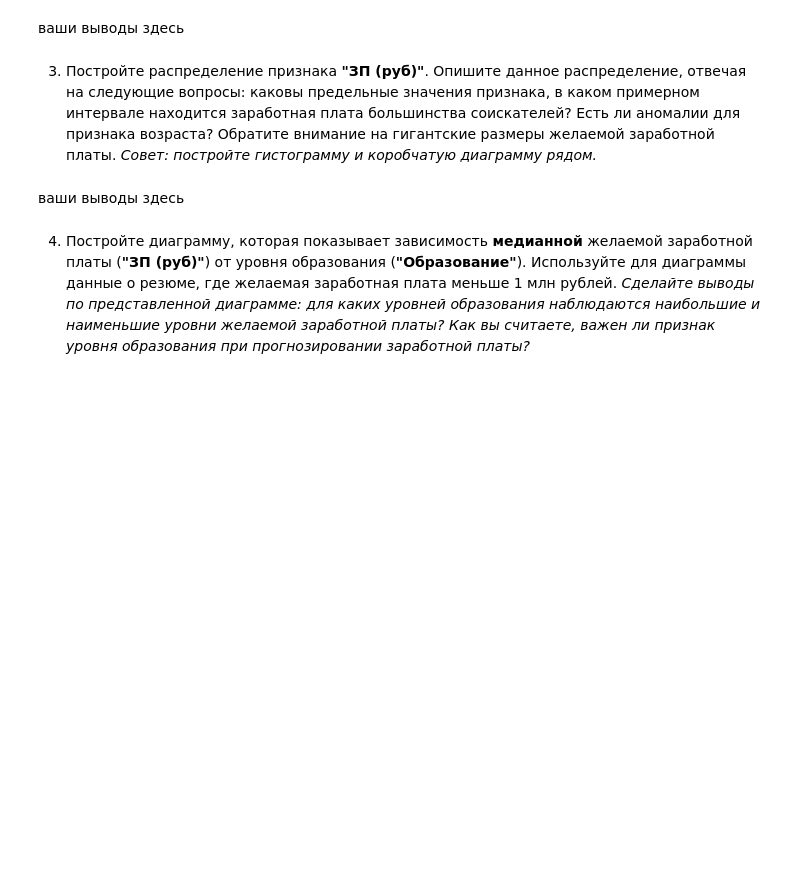
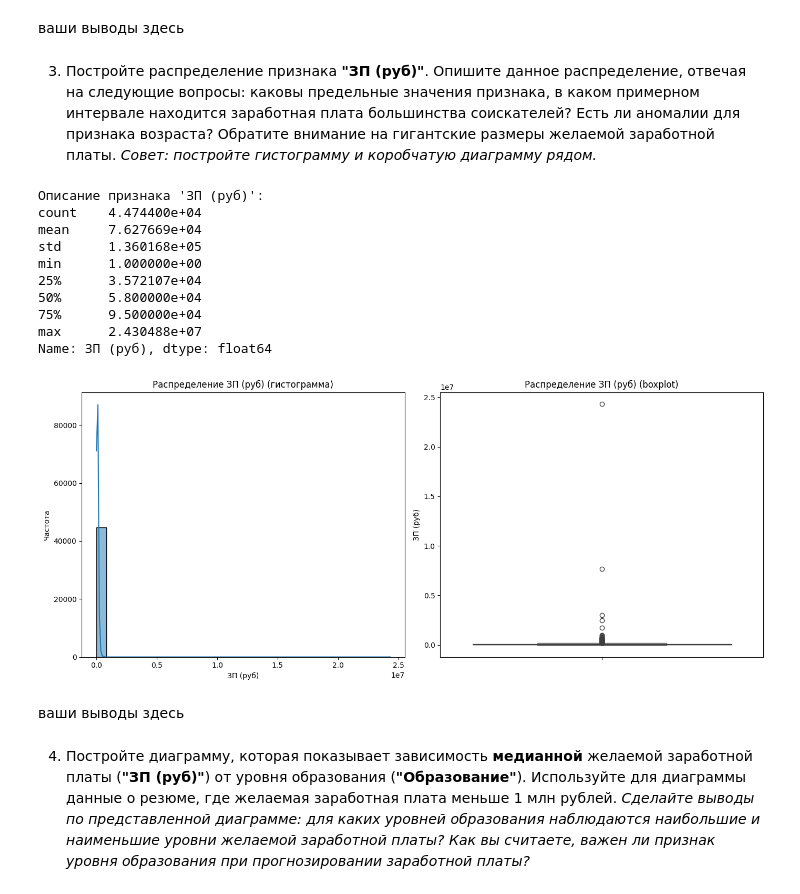
Before and after one commit to IsanbergS/sf_home, a Jupyter notebook: home_python/Project-1. Ноутбук-шаблон.ipynb, the cells around one changed output. Saved outputs shown, nothing was run; the diff lists cells and outputs as text; code cells hidden in the pictures; blank space fills up the shorter version.

```diff
--- a/home_python/Project-1. Ноутбук-шаблон.ipynb
+++ b/home_python/Project-1. Ноутбук-шаблон.ipynb
@@ -374,7 +670,40 @@ else:
 3. Постройте распределение признака **"ЗП (руб)"**. Опишите данное распределение, отвечая на следующие вопросы: каковы предельные значения признака, в каком примерном интервале находится заработная плата большинства соискателей? Есть ли аномалии для признака возраста? Обратите внимание на гигантские размеры желаемой заработной платы.
 *Совет: постройте гистограмму и коробчатую диаграмму рядом.*
 # %%
-# ваш код здесь
+# Предполагается, что df уже загружен и содержит столбец "ЗП (руб)"
+
+# Описательная статистика
+print("Описание признака 'ЗП (руб)':")
+print(df['ЗП (руб)'].describe())
+
+# Построим гистограмму и boxplot рядом
+fig, axes = plt.subplots(1, 2, figsize=(14, 6))
+
+# Гистограмма
+sns.histplot(df['ЗП (руб)'], bins=30, kde=True, ax=axes[0])
+axes[0].set_title('Распределение ЗП (руб) (гистограмма)')
+axes[0].set_xlabel('ЗП (руб)')
+axes[0].set_ylabel('Частота')
+
+# Boxplot
+sns.boxplot(y=df['ЗП (руб)'], ax=axes[1])
+axes[1].set_title('Распределение ЗП (руб) (boxplot)')
+axes[1].set_ylabel('ЗП (руб)')
+
+plt.tight_layout()
+plt.show()
+# %% [output]
+Описание признака 'ЗП (руб)':
+count    4.474400e+04
+mean     7.627669e+04
+std      1.360168e+05
+min      1.000000e+00
+25%      3.572107e+04
+50%      5.800000e+04
+75%      9.500000e+04
+max      2.430488e+07
+Name: ЗП (руб), dtype: float64
+[figure, added]
 # %% [markdown]
 ваши выводы здесь
 # %% [markdown]
```
Also changed, not shown: parts of 9 cells of this notebook.
